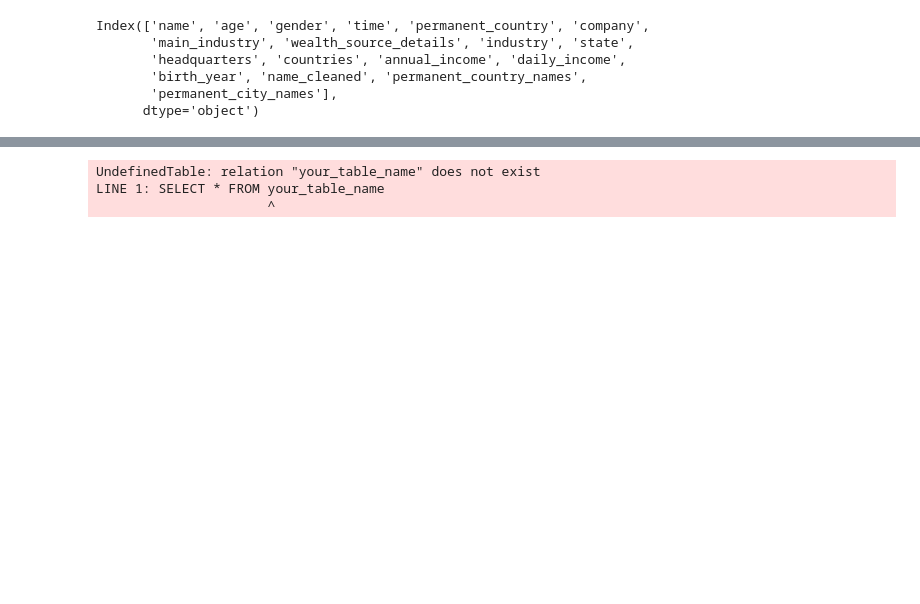
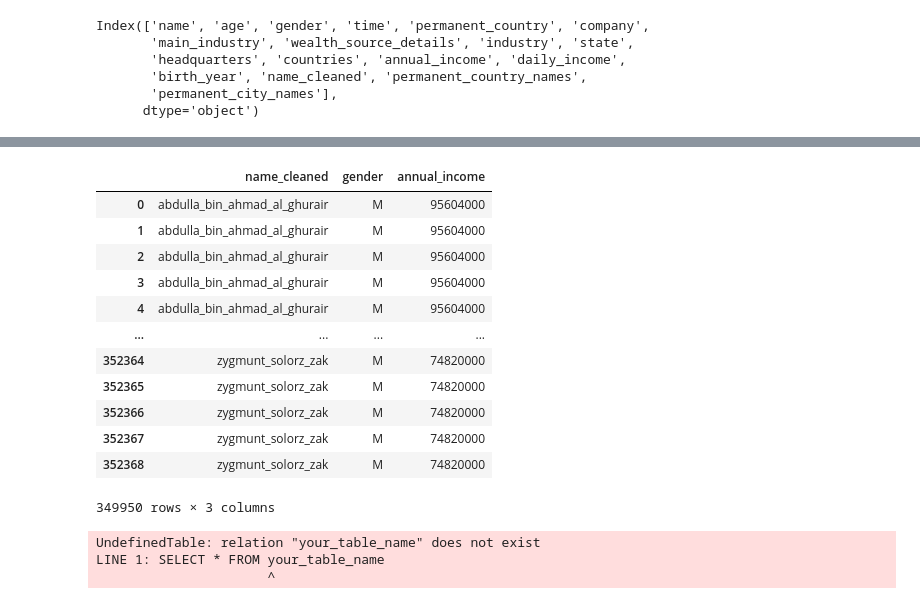
Before and after one commit to ludsonfelipe/billionaires_analysis, a Jupyter notebook: billionaires_analysis/Global Billionaire Wealth Analysis.ipynb, the cells around one changed output, grey strips where cells are left out. Saved outputs shown, nothing was run; the diff lists cells and outputs as text; code cells hidden in the pictures; blank space fills up the shorter version.

```diff
--- a/billionaires_analysis/Global Billionaire Wealth Analysis.ipynb
+++ b/billionaires_analysis/Global Billionaire Wealth Analysis.ipynb
@@ -266,3 +258,21 @@ KeyError: 'name_cleaned'
+# %%
+# Filter the dataframe by gender
+male_df = df[df['gender'] == 'M']
+female_df = df[df['gender'] == 'F']
+# %% [output]
+|  | name_cleaned | gender | annual_income |
+| 0 | abdulla_bin_ahmad_al_ghurair | M | 95604000 |
+| 1 | abdulla_bin_ahmad_al_ghurair | M | 95604000 |
+| 2 | abdulla_bin_ahmad_al_ghurair | M | 95604000 |
+| 3 | abdulla_bin_ahmad_al_ghurair | M | 95604000 |
+| 4 | abdulla_bin_ahmad_al_ghurair | M | 95604000 |
+| ... | ... | ... | ... |
+| 352364 | zygmunt_solorz_zak | M | 74820000 |
+| 352365 | zygmunt_solorz_zak | M | 74820000 |
+| 352366 | zygmunt_solorz_zak | M | 74820000 |
+| 352367 | zygmunt_solorz_zak | M | 74820000 |
+| 352368 | zygmunt_solorz_zak | M | 74820000 |
+349950 rows × 3 columns
 # %%
 # ideias inicias
 # preço por localização
```
Also changed, not shown: parts of 10 cells of this notebook.
